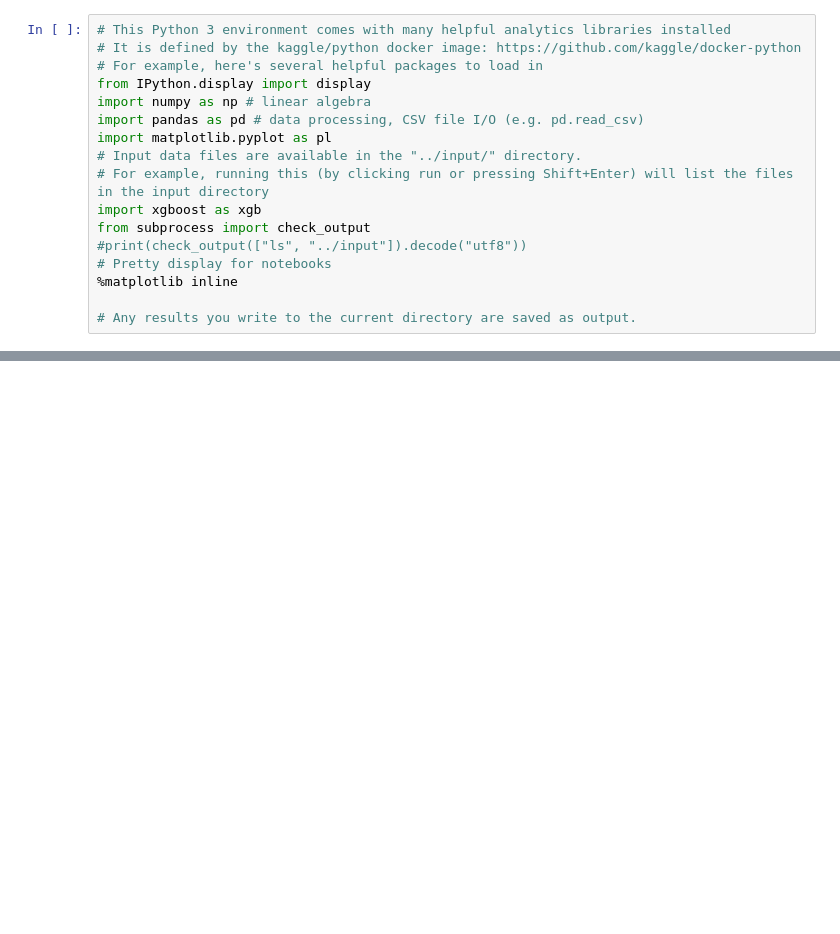
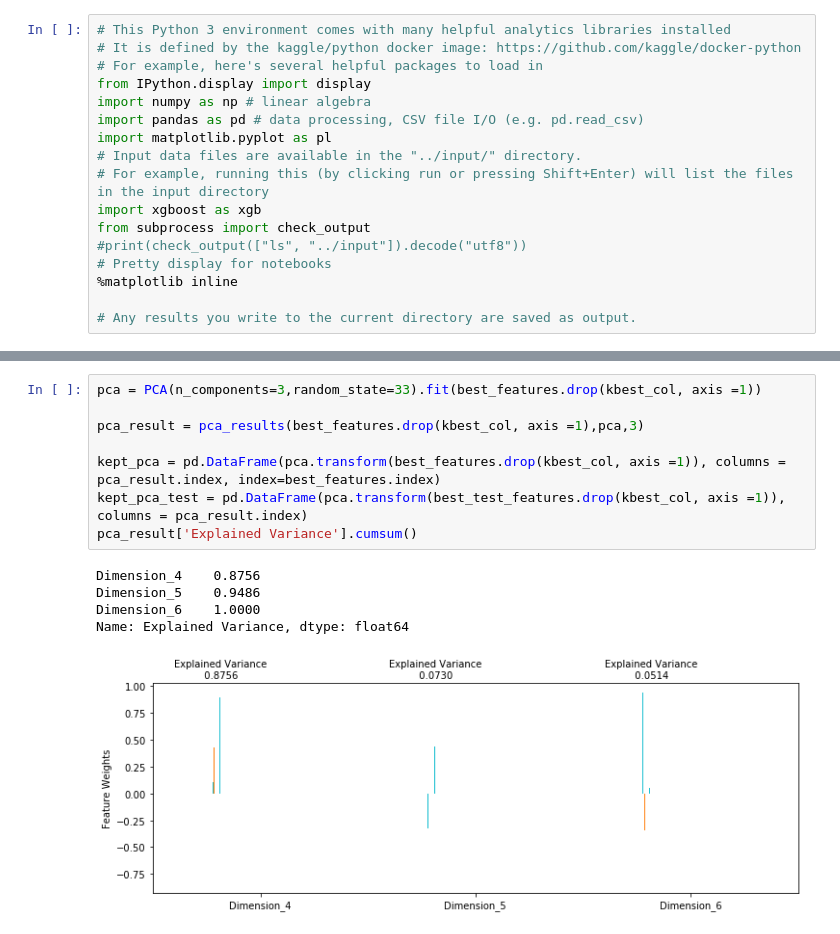
Before and after one commit to Drea1989/moscow_housing, a Jupyter notebook: notebook.ipynb, the cells around one changed output, grey strips where cells are left out. Cells and saved outputs as stored; diff of their text form; blank space fills up the shorter version.

```diff
--- a/notebook.ipynb
+++ b/notebook.ipynb
@@ -497,0 +475,14 @@ df_submit.to_csv('submit.csv', index=False)
+# %%
+pca = PCA(n_components=3,random_state=33).fit(best_features.drop(kbest_col, axis =1))
+
+pca_result = pca_results(best_features.drop(kbest_col, axis =1),pca,3)
+
+kept_pca = pd.DataFrame(pca.transform(best_features.drop(kbest_col, axis =1)), columns = pca_result.index, index=best_features.index)
+kept_pca_test = pd.DataFrame(pca.transform(best_test_features.drop(kbest_col, axis =1)), columns = pca_result.index)
+pca_result['Explained Variance'].cumsum()
+# %% [output]
+Dimension_4    0.8756
+Dimension_5    0.9486
+Dimension_6    1.0000
+Name: Explained Variance, dtype: float64
+[figure, added]
```
Also changed, not shown: parts of 84 cells of this notebook.
